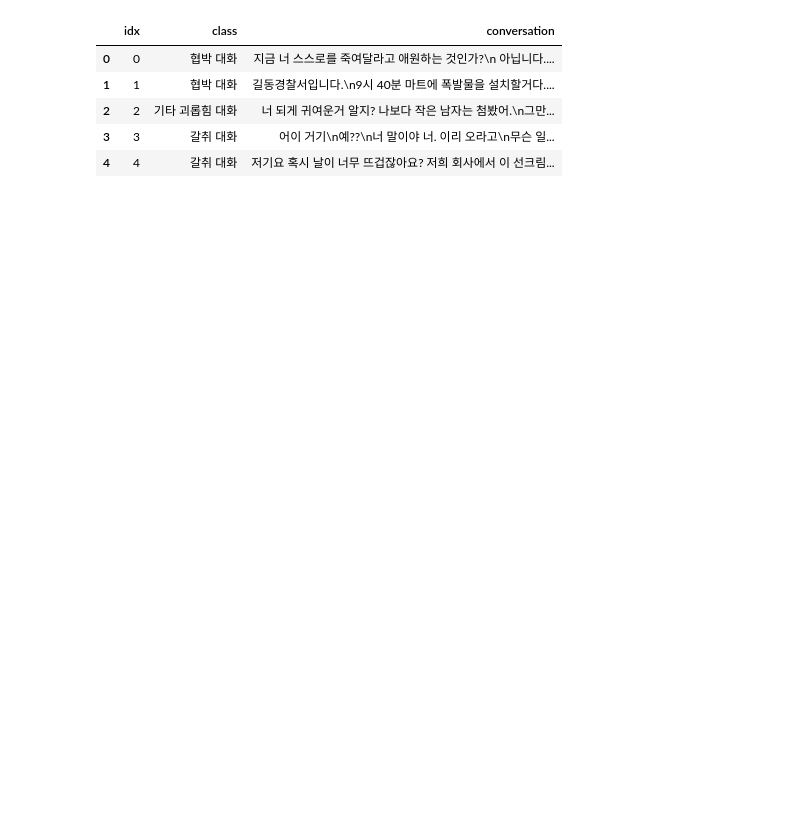
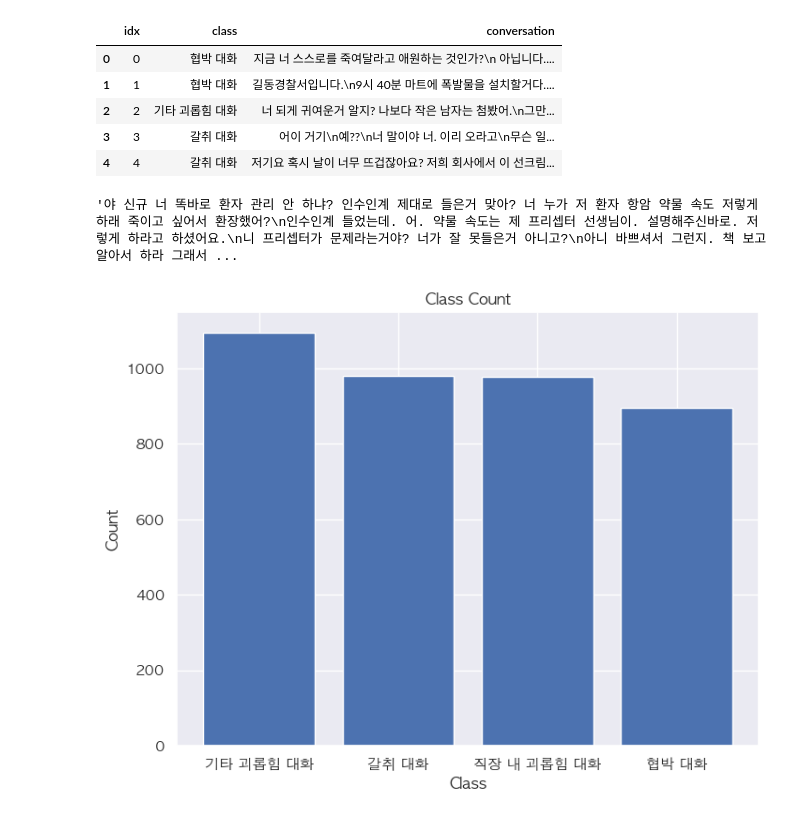
Before and after one commit to HwngInJn/AIFFEL-DLthon, a Jupyter notebook: Moon/AboutData.ipynb, the cells around one changed output. Drawn from its saved outputs; the diff is of its cells as text; code cells hidden in the pictures; blank space fills up the shorter version.

```diff
--- a/Moon/AboutData.ipynb
+++ b/Moon/AboutData.ipynb
@@ -10,3 +13,24 @@ df.head()
 | 2 | 2 | 기타 괴롭힘 대화 | 너 되게 귀여운거 알지? 나보다 작은 남자는 첨봤어.\n그만... |
 | 3 | 3 | 갈취 대화 | 어이 거기\n예??\n너 말이야 너. 이리 오라고\n무슨 일... |
 | 4 | 4 | 갈취 대화 | 저기요 혹시 날이 너무 뜨겁잖아요? 저희 회사에서 이 선크림... |
+# %%
+df['conversation'][92]
+# %% [output]
+'야 신규 너 똑바로 환자 관리 안 하냐? 인수인계 제대로 들은거 맞아? 너 누가 저 환자 항암 약물 속도 저렇게 하래 죽이고 싶어서 환장했어?\n인수인계 들었는데. 어. 약물 속도는 제 프리셉터 선생님이. 설명해주신바로. 저렇게 하라고 하셨어요.\n니 프리셉터가 문제라는거야? 너가 잘 못들은거 아니고?\n아니 바쁘셔서 그런지. 책 보고 알아서 하라 그래서 ...
+# %%
+import matplotlib.pyplot as plt
+
+class_counts = df['class'].value_counts()
+
+plt.rcParams['font.family'] = 'AppleGothic'
+sns.set(font="AppleGothic")
+
+plt.figure(figsize=(8, 6))
+plt.bar(class_counts.index, class_counts.values)
+plt.xlabel('Class')
+plt.ylabel('Count')
+plt.title('Class Count')
+plt.xticks(class_counts.index)
+plt.show()
+# %% [output]
+[figure, added]
```
Also changed, not shown: parts of 28 cells of this notebook, 1 other file.
